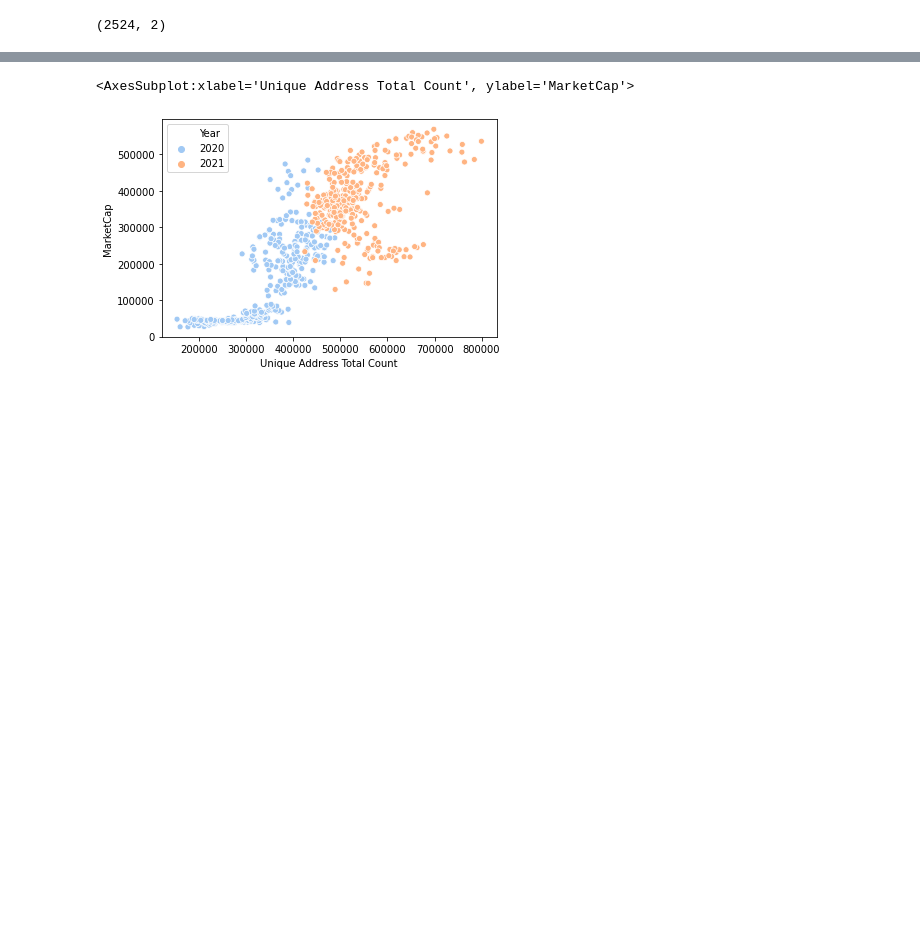
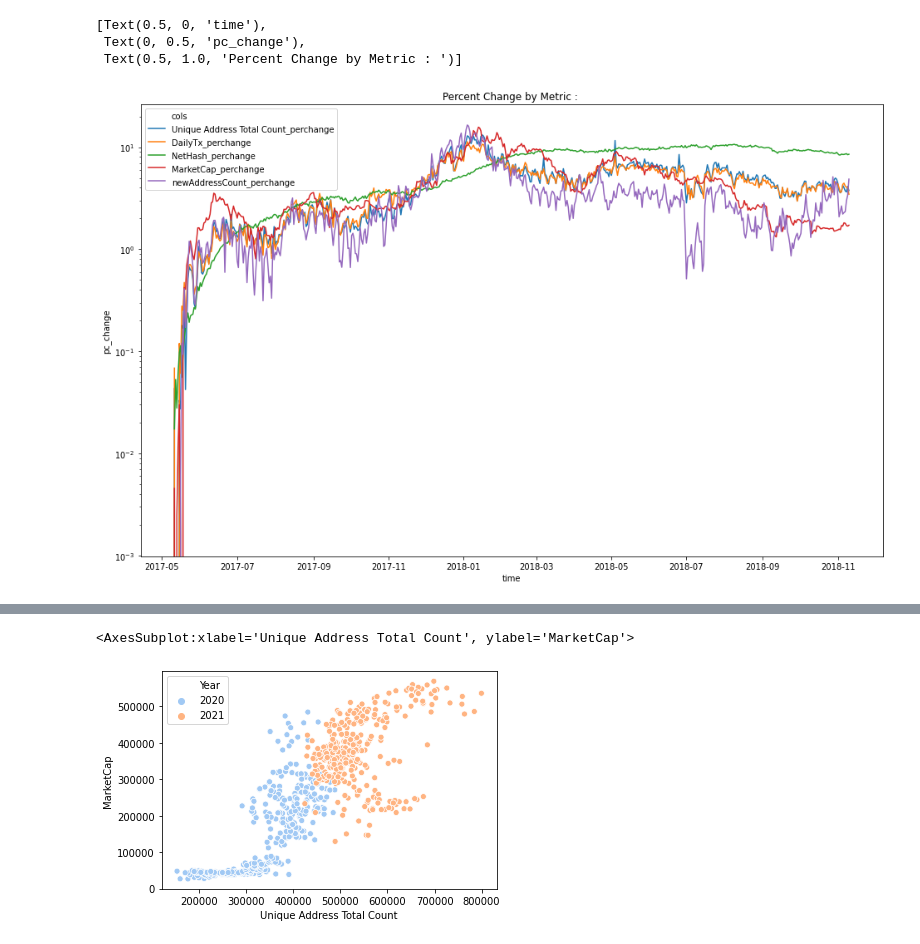
Before and after one commit to Plyeronn/DataScience, a Jupyter notebook: exploration.ipynb, the cells around one changed output, grey strips where cells are left out. Drawn from its saved outputs; the diff is of its cells as text; code cells hidden in the pictures; blank space fills up the shorter version.

```diff
--- a/exploration.ipynb
+++ b/exploration.ipynb
@@ -43,18 +43,38 @@ AVGFee.drop('UnixTimeStamp',axis = 1, inplace = True)
 AVGFee.drop('DateTime',axis = 1, inplace = True)
 
 frame = pd.concat([AddressCount, DAU,MarCap, NetHash, DailyTx, AVGFee, RealMC[:-10]], axis=1)
-# frame.rename(columns={frame.columns[3]:'Drop'}, inplace=True)
 frame = frame.T.drop_duplicates().T
 frame.drop('Time',axis = 1, inplace = True)
 frame['Date(UTC)'] = frame['Date(UTC)'].apply(pd.to_datetime)
 frame['newAddressCount'] = frame['AddressCount'].diff()
 frame.rename(columns={'ETH / Realized Market Cap (USD)':'rCap'}, inplace=True)
-# frame[''] = frame['ETH / Realized Market Cap (USD)']
-# frame.drop('Drop',axis = 1, inplace = True)
-frame = frame
-print(RealMC.shape)
-# %% [output]
-(2524, 2)
+# %%
+
+# Perchange frame calculation for given metrics
+# metrics = ["Unique Address Total Count", "DailyTx", "Average Txn Fee (USD)", 'NetHash', "MarketCap", "newAddressCount"]
+metrics = ["Unique Address Total Count","DailyTx", 'NetHash', "MarketCap", "newAddressCount"]
+pc_metrics = ['Date(UTC)']
+ft = [650,1200]
+pc_frame = frame[ft[0]:ft[1]].copy()
+for metric in metrics:
+    name = metric + '_perchange'
+    pc_metrics.append(name)
+    pc_frame[name] = pc_frame[metric].diff().cumsum() / pc_frame[metric].iloc[0]
+
+arr_m = pc_frame[pc_metrics].melt('Date(UTC)', var_name = 'cols', value_name = 'vals')
+arr_m
+fig, ax = plt.subplots(figsize=(16,10))
+ax.set(yscale="log")
+plot = sns.lineplot(data = arr_m, x = 'Date(UTC)', y = 'vals',ax = ax, hue='cols')
+plot.set(xlabel='time', ylabel='pc_change', title='Percent Change by Metric : ')
+
+# name = 'marketcap/correlation_shifted_' + str(condition) + ' :' + str(ss) + ',' + str(se) + '.png'
+# fig.savefig(name, transparent = False)
+# %% [output]
+[Text(0.5, 0, 'time'),
+ Text(0, 0.5, 'pc_change'),
+ Text(0.5, 1.0, 'Percent Change by Metric : ')]
+[figure, added]
 # %%
 frame
 # %% [output]
```
Also changed, not shown: parts of 7 cells of this notebook, 18 other files.
